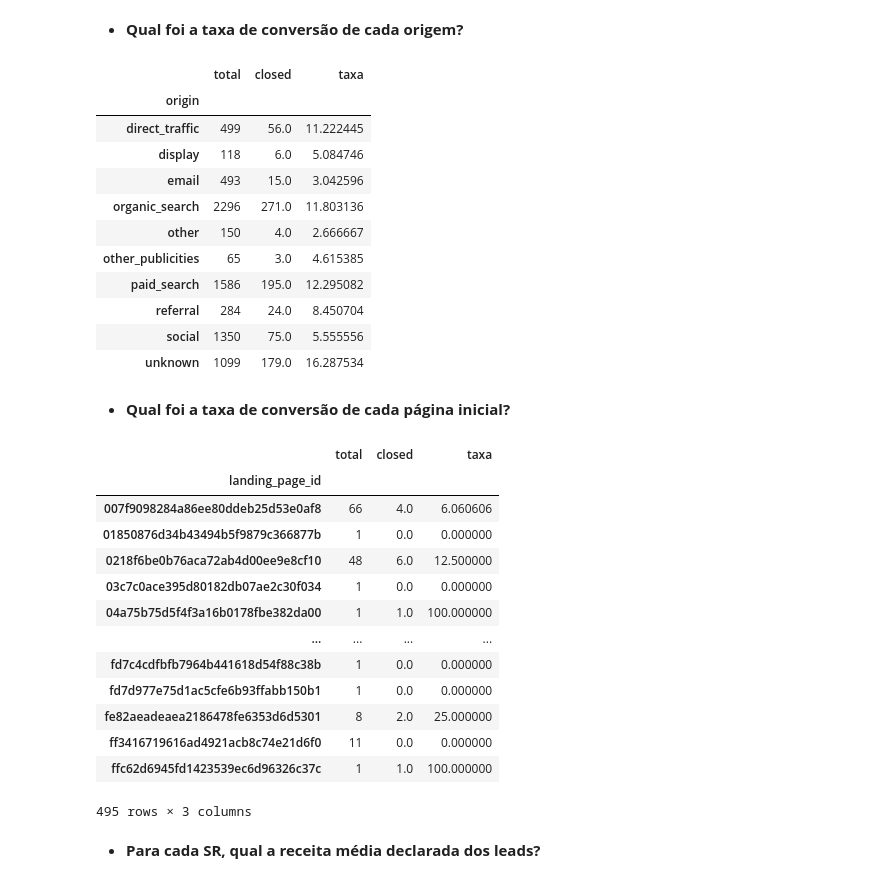
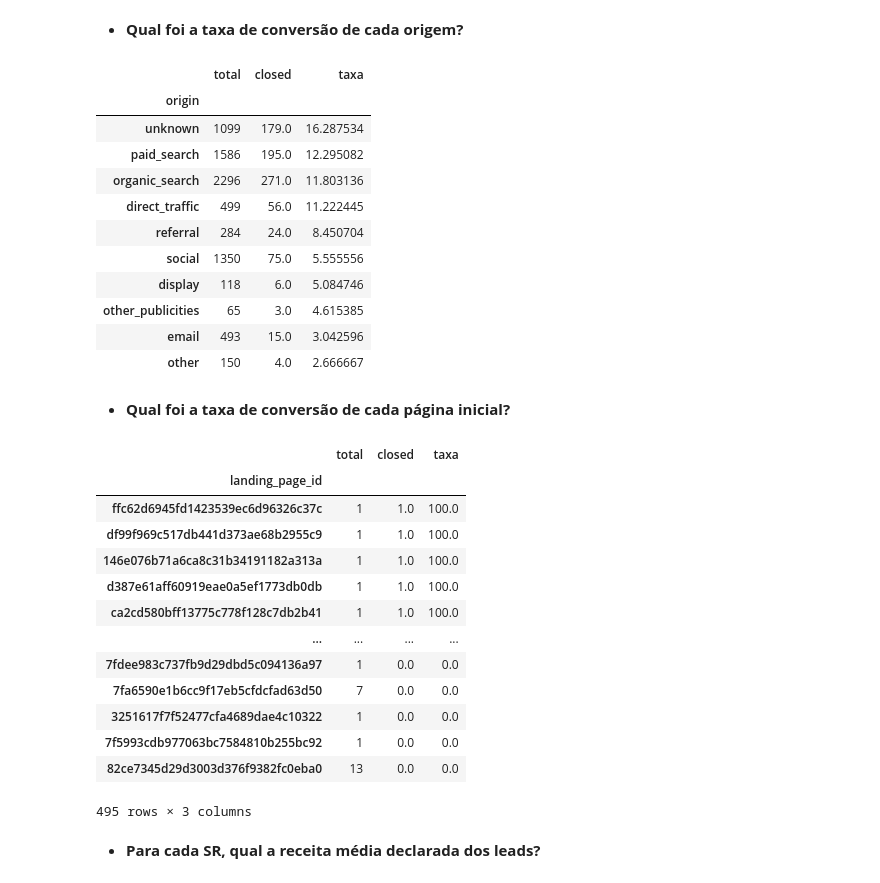
Before and after one commit to amandaabp/Projeto-01---Let-s-Code, a Jupyter notebook: notebooks/olist_mkt_funnel.ipynb, the cells around one changed output. Saved outputs shown, nothing was run; the diff lists cells and outputs as text; code cells hidden in the pictures.

```diff
--- a/notebooks/olist_mkt_funnel.ipynb
+++ b/notebooks/olist_mkt_funnel.ipynb
@@ -75,20 +77,20 @@ conv_origem['closed'] = closed_qualified.groupby('origin')['is_closed'].sum()
 # %%
 conv_origem['taxa'] = (conv_origem['closed'] / conv_origem['total'])*100
 # %%
-conv_origem
+conv_origem.sort_values(by=['taxa'], ascending=False)
 # %% [output]
 |  | total | closed | taxa |
 | origin |  |  |  |
+| unknown | 1099 | 179.0 | 16.287534 |
+| paid_search | 1586 | 195.0 | 12.295082 |
+| organic_search | 2296 | 271.0 | 11.803136 |
 | direct_traffic | 499 | 56.0 | 11.222445 |
-| display | 118 | 6.0 | 5.084746 |
-| email | 493 | 15.0 | 3.042596 |
-| organic_search | 2296 | 271.0 | 11.803136 |
-| other | 150 | 4.0 | 2.666667 |
-| other_publicities | 65 | 3.0 | 4.615385 |
-| paid_search | 1586 | 195.0 | 12.295082 |
 | referral | 284 | 24.0 | 8.450704 |
 | social | 1350 | 75.0 | 5.555556 |
-| unknown | 1099 | 179.0 | 16.287534 |
+| display | 118 | 6.0 | 5.084746 |
+| other_publicities | 65 | 3.0 | 4.615385 |
+| email | 493 | 15.0 | 3.042596 |
+| other | 150 | 4.0 | 2.666667 |
 # %% [markdown]
 * **Qual foi a taxa de conversão de cada página inicial?**
 # %%
@@ -98,21 +100,21 @@ conv_pag['closed'] = closed_qualified.groupby('landing_page_id')['is_closed'].su
 # %%
 conv_pag['taxa'] = (conv_pag['closed'] / conv_pag['total'])*100
 # %%
-conv_pag
+conv_pag.sort_values(by=['taxa'], ascending=False)
 # %% [output]
 |  | total | closed | taxa |
 | landing_page_id |  |  |  |
-| 007f9098284a86ee80ddeb25d53e0af8 | 66 | 4.0 | 6.060606 |
-| 01850876d34b43494b5f9879c366877b | 1 | 0.0 | 0.000000 |
-| 0218f6be0b76aca72ab4d00ee9e8cf10 | 48 | 6.0 | 12.500000 |
-| 03c7c0ace395d80182db07ae2c30f034 | 1 | 0.0 | 0.000000 |
-| 04a75b75d5f4f3a16b0178fbe382da00 | 1 | 1.0 | 100.000000 |
+| ffc62d6945fd1423539ec6d96326c37c | 1 | 1.0 | 100.0 |
+| df99f969c517db441d373ae68b2955c9 | 1 | 1.0 | 100.0 |
+| 146e076b71a6ca8c31b34191182a313a | 1 | 1.0 | 100.0 |
+| d387e61aff60919eae0a5ef1773db0db | 1 | 1.0 | 100.0 |
+| ca2cd580bff13775c778f128c7db2b41 | 1 | 1.0 | 100.0 |
 | ... | ... | ... | ... |
-| fd7c4cdfbfb7964b441618d54f88c38b | 1 | 0.0 | 0.000000 |
-| fd7d977e75d1ac5cfe6b93ffabb150b1 | 1 | 0.0 | 0.000000 |
-| fe82aeadeaea2186478fe6353d6d5301 | 8 | 2.0 | 25.000000 |
-| ff3416719616ad4921acb8c74e21d6f0 | 11 | 0.0 | 0.000000 |
-| ffc62d6945fd1423539ec6d96326c37c | 1 | 1.0 | 100.000000 |
+| 7fdee983c737fb9d29dbd5c094136a97 | 1 | 0.0 | 0.0 |
+| 7fa6590e1b6cc9f17eb5cfdcfad63d50 | 7 | 0.0 | 0.0 |
+| 3251617f7f52477cfa4689dae4c10322 | 1 | 0.0 | 0.0 |
+| 7f5993cdb977063bc7584810b255bc92 | 1 | 0.0 | 0.0 |
+| 82ce7345d29d3003d376f9382fc0eba0 | 13 | 0.0 | 0.0 |
 495 rows × 3 columns
 # %% [markdown]
 * **Para cada SR, qual a receita média declarada dos leads?**
```
Also changed, not shown: parts of 3 cells of this notebook.
